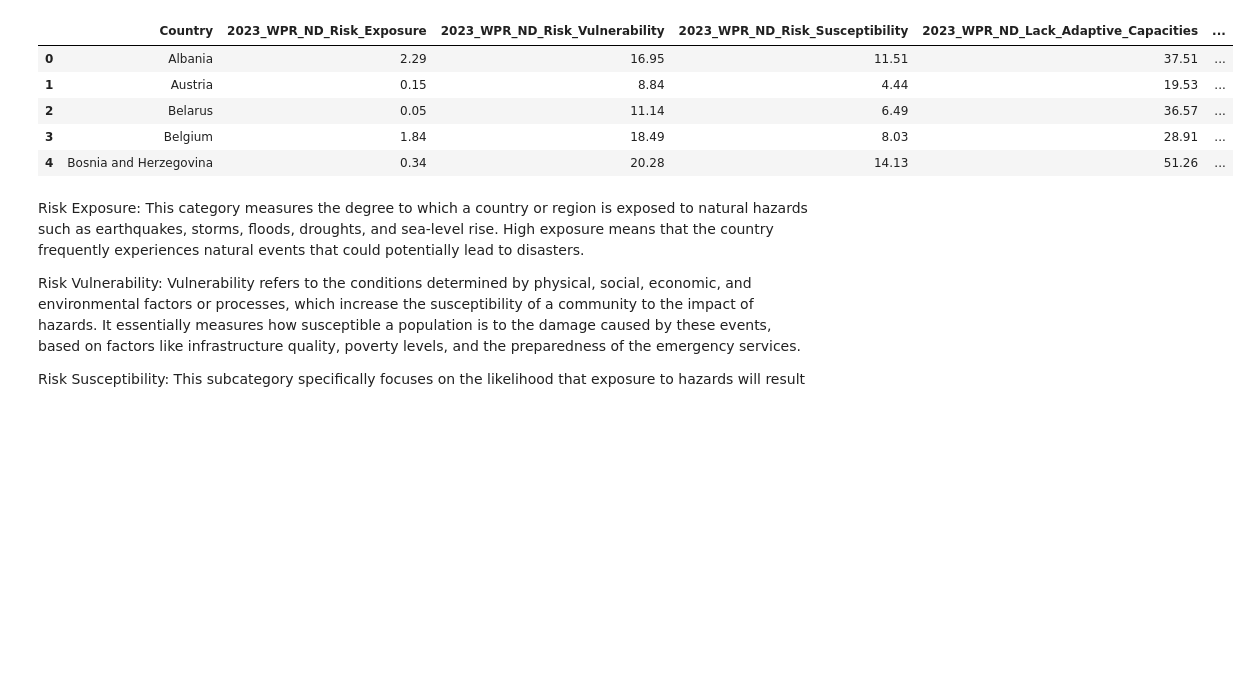
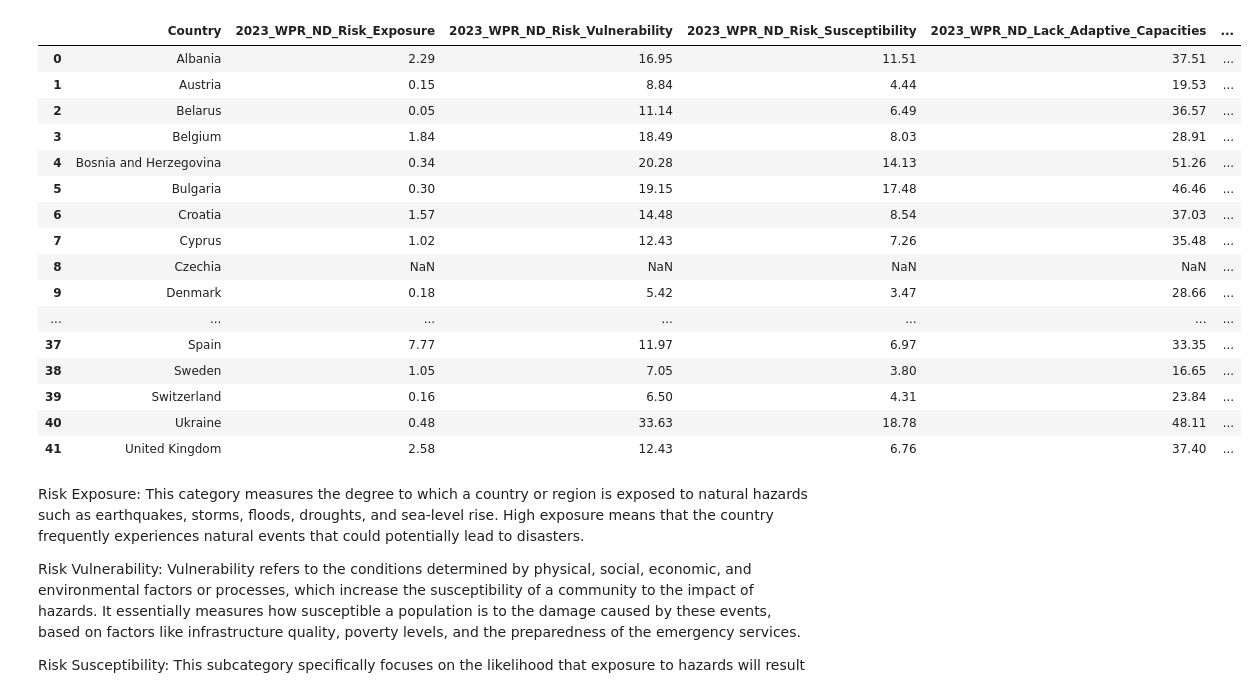
Before and after one commit to pavobravo11/Data501_Project, a Jupyter notebook: Climate_risk/natural_distaster_risk.ipynb, the cells around one changed output. Cells and saved outputs as stored; diff of their text form; code cells hidden in the pictures; blank space fills up the shorter version.

```diff
--- a/Climate_risk/natural_distaster_risk.ipynb
+++ b/Climate_risk/natural_distaster_risk.ipynb
@@ -25,14 +25,25 @@ disaster_risk_world_index = europe.merge(df, left_on="Country", right_on="countr
                     })
 # %%
 # Quick bar graphs of all of these two get an idea on what the top countries are
-disaster_risk_world_index.head()
+disaster_risk_world_index
 # %% [output]
 |  | Country | 2023_WPR_ND_Risk_Exposure | 2023_WPR_ND_Risk_Vulnerability | 2023_WPR_ND_Risk_Susceptibility | 2023_WPR_ND_Lack_Adaptive_Capacities | ... |
 | 0 | Albania | 2.29 | 16.95 | 11.51 | 37.51 | ... |
 | 1 | Austria | 0.15 | 8.84 | 4.44 | 19.53 | ... |
 | 2 | Belarus | 0.05 | 11.14 | 6.49 | 36.57 | ... |
 | 3 | Belgium | 1.84 | 18.49 | 8.03 | 28.91 | ... |
 | 4 | Bosnia and Herzegovina | 0.34 | 20.28 | 14.13 | 51.26 | ... |
+| 5 | Bulgaria | 0.30 | 19.15 | 17.48 | 46.46 | ... |
+| 6 | Croatia | 1.57 | 14.48 | 8.54 | 37.03 | ... |
+| 7 | Cyprus | 1.02 | 12.43 | 7.26 | 35.48 | ... |
+| 8 | Czechia | NaN | NaN | NaN | NaN | ... |
+| 9 | Denmark | 0.18 | 5.42 | 3.47 | 28.66 | ... |
+| ... | ... | ... | ... | ... | ... | ... |
+| 37 | Spain | 7.77 | 11.97 | 6.97 | 33.35 | ... |
+| 38 | Sweden | 1.05 | 7.05 | 3.80 | 16.65 | ... |
+| 39 | Switzerland | 0.16 | 6.50 | 4.31 | 23.84 | ... |
+| 40 | Ukraine | 0.48 | 33.63 | 18.78 | 48.11 | ... |
+| 41 | United Kingdom | 2.58 | 12.43 | 6.76 | 37.40 | ... |
 # %%
 vars = [
     # 'NaturalDisasterRiskWorldRiskIndexTotal2023',
```
Also changed, not shown: 11 other files.
